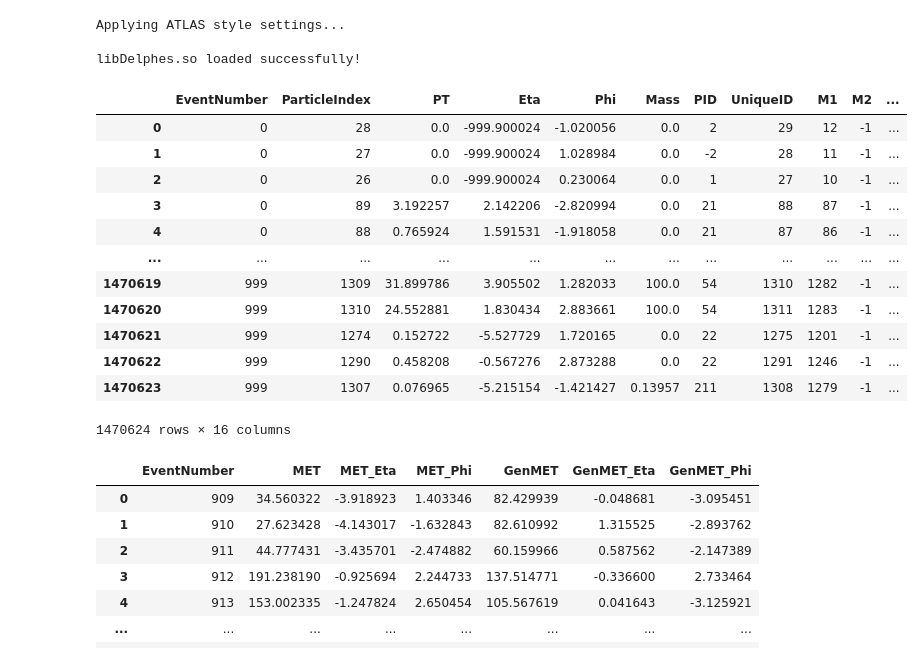
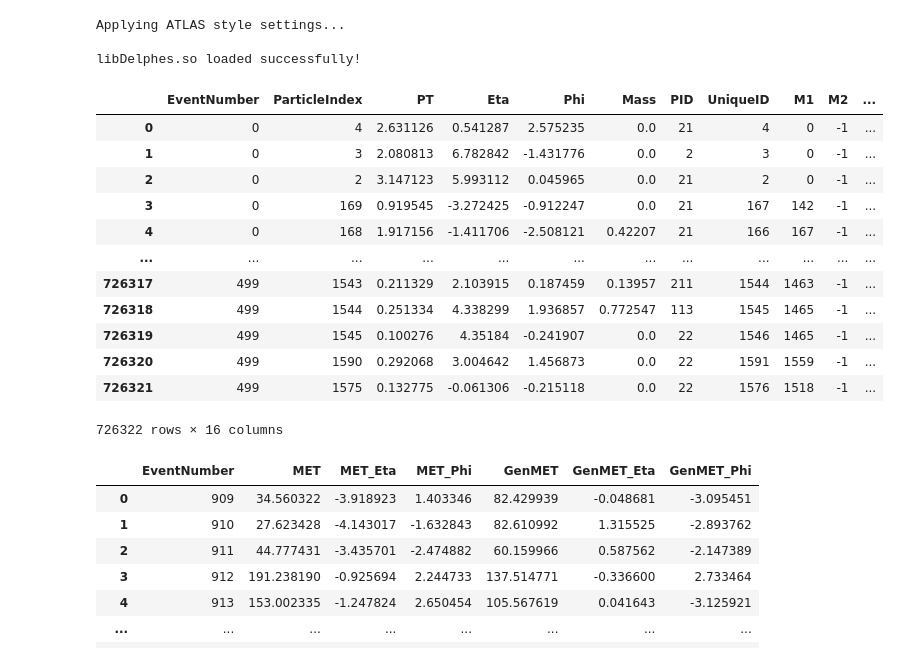
Before and after one commit to KalelChester/Displaced-Photon, a Jupyter notebook: event_display/displaced_half_dark_event_displays.ipynb, the cells around one changed output. Drawn from its saved outputs; the diff is of its cells as text; code cells hidden in the pictures.

```diff
--- a/event_display/displaced_half_dark_event_displays.ipynb
+++ b/event_display/displaced_half_dark_event_displays.ipynb
@@ -65,47 +65,47 @@ particle_df = pd.DataFrame({
     "Eta": particle_dict["Particle.Eta"],
     "Phi": particle_dict["Particle.Phi"],
     "Mass": particle_dict["Particle.Mass"],
     "PID": particle_dict["Particle.PID"],
     "UniqueID": particle_dict["Particle.fUniqueID"],  # keep for reference
     "M1": particle_dict["Particle.M1"],
     "M2": particle_dict["Particle.M2"],
     "D1": particle_dict["Particle.D1"],
     "D2": particle_dict["Particle.D2"],
     "P": particle_dict["Particle.P"],
     "Status": particle_dict["Particle.Status"],
     "Charge": particle_dict["Particle.Charge"],
     "T": particle_dict["Particle.T"],
 })
 
-# Only look at the first 1000 events for now
-particle_df = particle_df[particle_df["EventNumber"] < 1000]
+# Only look at the first 500 events for now
+particle_df = particle_df[particle_df["EventNumber"] < 500]
 
 # Explode so each particle gets its own row
 particle_df = particle_df.explode([
     "ParticleIndex", "PT", "Eta", "Phi", "Mass", "PID", "UniqueID",
     "M1", "M2", "D1", "D2", "P", "Status", "Charge", "T"
 ], ignore_index=True)
 
 # Convert indices to integer
 particle_df[["ParticleIndex", "M1", "M2", "D1", "D2"]] = particle_df[["ParticleIndex", "M1", "M2", "D1", "D2"]].astype(int)
 
 particle_df = particle_df.sort_values(by="EventNumber").reset_index(drop=True)
 
 particle_df
 # %% [output]
 |  | EventNumber | ParticleIndex | PT | Eta | Phi | Mass | PID | UniqueID | M1 | M2 | ... |
-| 0 | 0 | 28 | 0.0 | -999.900024 | -1.020056 | 0.0 | 2 | 29 | 12 | -1 | ... |
-| 1 | 0 | 27 | 0.0 | -999.900024 | 1.028984 | 0.0 | -2 | 28 | 11 | -1 | ... |
-| 2 | 0 | 26 | 0.0 | -999.900024 | 0.230064 | 0.0 | 1 | 27 | 10 | -1 | ... |
-| 3 | 0 | 89 | 3.192257 | 2.142206 | -2.820994 | 0.0 | 21 | 88 | 87 | -1 | ... |
-| 4 | 0 | 88 | 0.765924 | 1.591531 | -1.918058 | 0.0 | 21 | 87 | 86 | -1 | ... |
+| 0 | 0 | 4 | 2.631126 | 0.541287 | 2.575235 | 0.0 | 21 | 4 | 0 | -1 | ... |
+| 1 | 0 | 3 | 2.080813 | 6.782842 | -1.431776 | 0.0 | 2 | 3 | 0 | -1 | ... |
+| 2 | 0 | 2 | 3.147123 | 5.993112 | 0.045965 | 0.0 | 21 | 2 | 0 | -1 | ... |
+| 3 | 0 | 169 | 0.919545 | -3.272425 | -0.912247 | 0.0 | 21 | 167 | 142 | -1 | ... |
+| 4 | 0 | 168 | 1.917156 | -1.411706 | -2.508121 | 0.42207 | 21 | 166 | 167 | -1 | ... |
 | ... | ... | ... | ... | ... | ... | ... | ... | ... | ... | ... | ... |
-| 1470619 | 999 | 1309 | 31.899786 | 3.905502 | 1.282033 | 100.0 | 54 | 1310 | 1282 | -1 | ... |
-| 1470620 | 999 | 1310 | 24.552881 | 1.830434 | 2.883661 | 100.0 | 54 | 1311 | 1283 | -1 | ... |
-| 1470621 | 999 | 1274 | 0.152722 | -5.527729 | 1.720165 | 0.0 | 22 | 1275 | 1201 | -1 | ... |
-| 1470622 | 999 | 1290 | 0.458208 | -0.567276 | 2.873288 | 0.0 | 22 | 1291 | 1246 | -1 | ... |
-| 1470623 | 999 | 1307 | 0.076965 | -5.215154 | -1.421427 | 0.13957 | 211 | 1308 | 1279 | -1 | ... |
+| 726317 | 499 | 1543 | 0.211329 | 2.103915 | 0.187459 | 0.13957 | 211 | 1544 | 1463 | -1 | ... |
+| 726318 | 499 | 1544 | 0.251334 | 4.338299 | 1.936857 | 0.772547 | 113 | 1545 | 1465 | -1 | ... |
+| 726319 | 499 | 1545 | 0.100276 | 4.35184 | -0.241907 | 0.0 | 22 | 1546 | 1465 | -1 | ... |
+| 726320 | 499 | 1590 | 0.292068 | 3.004642 | 1.456873 | 0.0 | 22 | 1591 | 1559 | -1 | ... |
+| 726321 | 499 | 1575 | 0.132775 | -0.061306 | -0.215118 | 0.0 | 22 | 1576 | 1518 | -1 | ... |
-1470624 rows × 16 columns
+726322 rows × 16 columns
 # %%
 # --- Convert MissingET and GenMissingET to pandas (event-level DataFrame) ---
 missingET_dict = df.AsNumpy([
```
Also changed, not shown: parts of 2 cells of this notebook, 4 other files.
